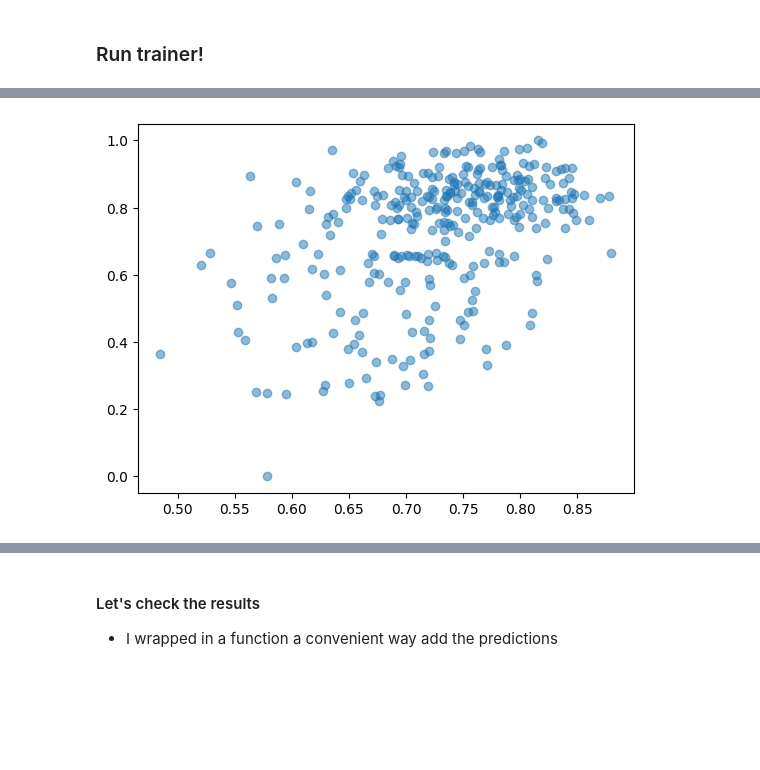
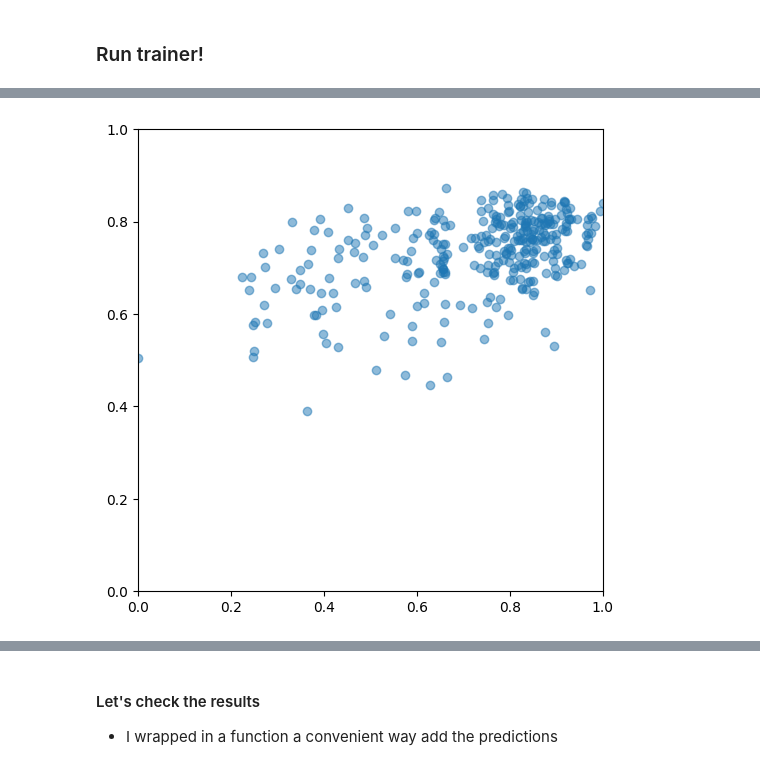
Before and after one commit to shevious/webstudy, a Jupyter notebook: deep/llama/emotion_mean_FC.ipynb, the cells around one changed output, grey strips where cells are left out. Drawn from its saved outputs; the diff is of its cells as text; code cells hidden in the pictures; blank space fills up the shorter version.

```diff
--- a/deep/llama/emotion_mean_FC.ipynb
+++ b/deep/llama/emotion_mean_FC.ipynb
@@ -347,6 +355,28 @@ EmotionRegression(
 # define which metrics to compute for evaluation
 * We will use balanced accuracy and accuracy for simplicity
 # %%
+def ccc(x, y):
+    """
+    Calculates Lin's Concordance Correlation Coefficient.
+
+    Args:
+        x: First set of measurements.
+        y: Second set of measurements.
+
+    Returns:
+        The CCC value.
+    """
+    cor = np.corrcoef(x, y)[0][1]
+    mean_x = np.mean(x)
+    mean_y = np.mean(y)
+    var_x = np.var(x)
+    var_y = np.var(y)
+    sd_x = np.std(x)
+    sd_y = np.std(y)
+    numerator = 2 * cor * sd_x * sd_y
+    denominator = var_x + var_y + (mean_x - mean_y)**2
+    return numerator / denominator
+
 def compute_metrics(eval_pred):
     predictions, labels = eval_pred
     #print('####')
@@ -355,7 +385,8 @@ def compute_metrics(eval_pred):
     #print('predictions =', predictions.shape)
     #print('labels =', labels.shape)
     pearson, _ = pearsonr(predictions, labels)
-    return {'pearson': pearson}
+    lin = ccc(predictions, labels)
+    return {'pearson': pearson, 'lin': lin}
 
     try:
         # it's a classification task, take the argmax
@@ -458,17 +489,17 @@ class CustomTrainer2(Trainer):
 training_args = TrainingArguments(
     output_dir = 'emotion_regression',
     learning_rate = 1e-3,
-    per_device_train_batch_size = 2,
+    per_device_train_batch_size = 1,
     per_device_eval_batch_size = 8,
     logging_steps = 10,
-    num_train_epochs = 20,
-    weight_decay = 0.10,
+    num_train_epochs = 16,
+    #weight_decay = 0.50,
     eval_strategy = 'epoch',
     save_strategy = 'epoch',
     load_best_model_at_end = False,
     report_to = None,
-    lr_scheduler_type = 'polynomial',
-    lr_scheduler_kwargs = { 'power': 2, 'lr_end': 1e-8 },
+    #lr_scheduler_type = 'polynomial',
+    #lr_scheduler_kwargs = { 'power': 2, 'lr_end': 1e-8 },
 )
 # %% [markdown]
 #### Define custom trainer
@@ -524,11 +555,14 @@ labels = out.label_ids
 # %%
 import matplotlib.pyplot as plt
 import numpy as np
 
-plt.scatter(preds, labels, alpha=0.5)
+plt.figure(figsize=(6,6))
+plt.scatter(labels, preds, alpha=0.5)
+plt.xlim([0, 1])      # X축의 범위: [xmin, xmax]
+plt.ylim([0, 1])
 plt.show()
 # %% [output]
-[figure, old version]
+[figure, new version]
 # %%
 training_args2 = TrainingArguments(
     output_dir = 'emotion_regression',
```
Also changed, not shown: parts of 7 cells of this notebook.
